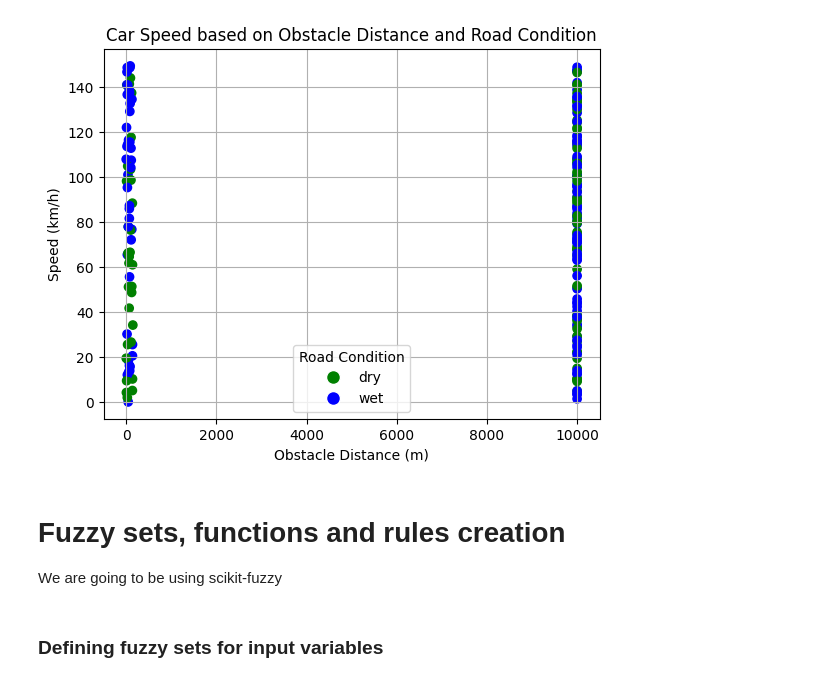
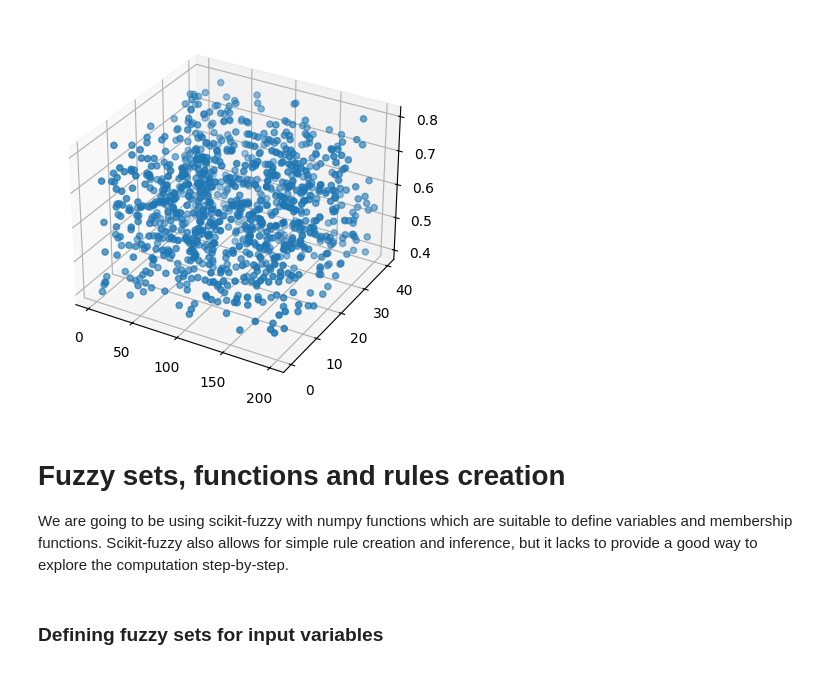
Before and after one commit to volodymyrkir/computational_intelligence, a Jupyter notebook: lab2/workbook.ipynb, the cells around one changed output. Drawn from its saved outputs; the diff is of its cells as text; code cells hidden in the pictures.

Commit message:
Fixed inputs definition, implemented mamdani inference

```diff
--- a/lab2/workbook.ipynb
+++ b/lab2/workbook.ipynb
@@ -50,19 +48,11 @@ plt.show()
-# %%
-colors = {'dry': 'green', 'wet': 'blue'}
-plt.scatter(df['distance_to_obstacle'], df['vehicle_speed'], c=df['road_condition'].map(colors), label=df['road_condition'].unique())
-
-plt.title('Car Speed based on Obstacle Distance and Road Condition')
-plt.xlabel('Obstacle Distance (m)')
-plt.ylabel('Speed (km/h)')
-plt.grid(True)
-
-# Add a legend for road conditions
-handles = [plt.Line2D([0], [0], marker='o', color='w', markerfacecolor=colors[cond], markersize=10) for cond in colors]
-plt.legend(handles, colors.keys(), title='Road Condition')
-
-plt.show()
-# %% [output]
-[figure, removed]
+# %%
+fig = plt.figure()
+ax = fig.add_subplot(projection='3d')
+
+ax.scatter(df['distance_to_obstacle'], df['vehicle_speed'], df['friction'], marker='o')
+plt.show()
+# %% [output]
+[figure, added]
 # %% [markdown]
 # Fuzzy sets, functions and rules creation
-We are going to be using scikit-fuzzy
+We are going to be using scikit-fuzzy with numpy functions which are suitable to define variables and membership functions. Scikit-fuzzy also allows for simple rule creation and inference, but it lacks to provide a good way to explore the computation step-by-step.
```
Also changed, not shown: parts of 28 cells of this notebook, 3 other files.
